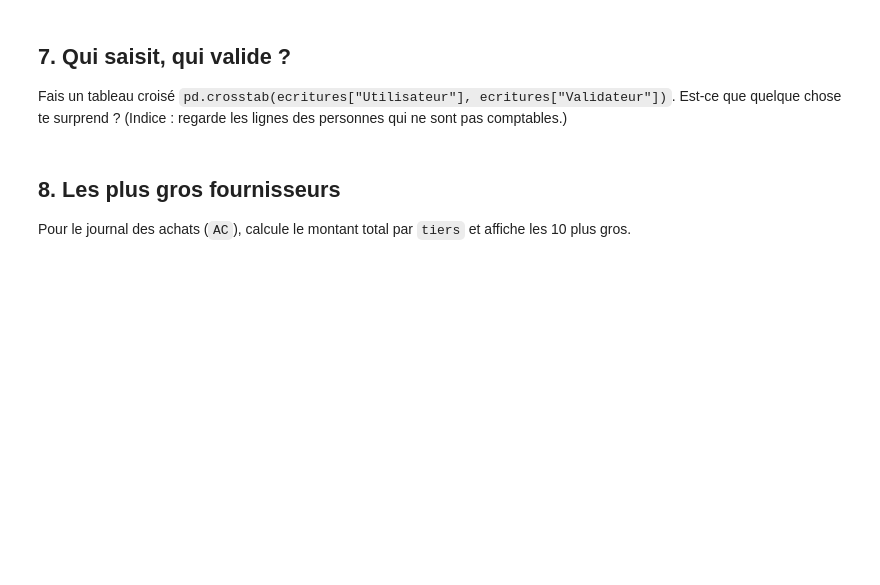
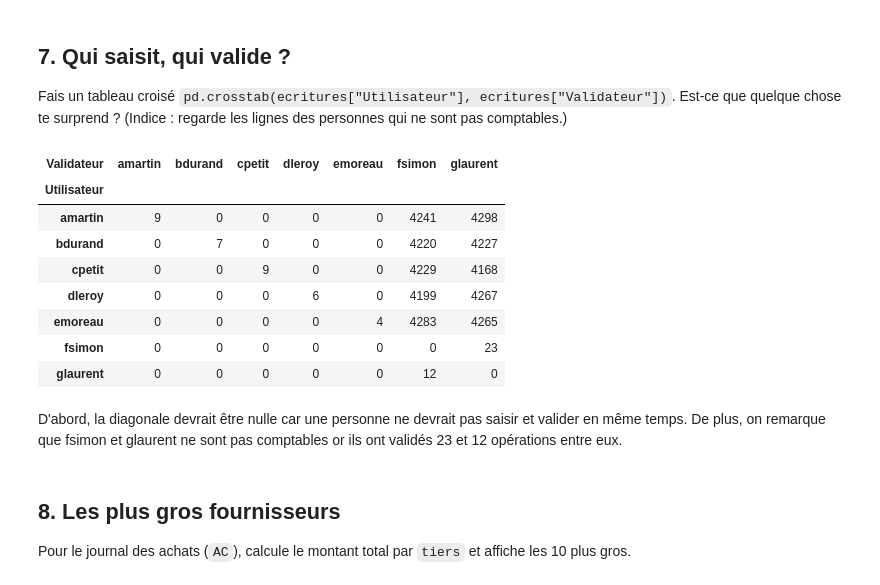
Before and after one commit to leolebon/detection-anomalies-comptable, a Jupyter notebook: notebooks/01_exploration.ipynb, the cells around one changed output. Cells and saved outputs as stored; diff of their text form; code cells hidden in the pictures; blank space fills up the shorter version.

```diff
--- a/notebooks/01_exploration.ipynb
+++ b/notebooks/01_exploration.ipynb
@@ -49,6 +140,20 @@ Quel mois est le plus calme ? Le plus chargé ?
 ## 7. Qui saisit, qui valide ?
 Fais un tableau croisé `pd.crosstab(ecritures["Utilisateur"], ecritures["Validateur"])`.
 Est-ce que quelque chose te surprend ? (Indice : regarde les lignes des personnes qui ne sont pas comptables.)
+# %%
+pd.crosstab(ecritures["Utilisateur"], ecritures["Validateur"])
+# %% [output]
+| Validateur | amartin | bdurand | cpetit | dleroy | emoreau | fsimon | glaurent |
+| Utilisateur |  |  |  |  |  |  |  |
+| amartin | 9 | 0 | 0 | 0 | 0 | 4241 | 4298 |
+| bdurand | 0 | 7 | 0 | 0 | 0 | 4220 | 4227 |
+| cpetit | 0 | 0 | 9 | 0 | 0 | 4229 | 4168 |
+| dleroy | 0 | 0 | 0 | 6 | 0 | 4199 | 4267 |
+| emoreau | 0 | 0 | 0 | 0 | 4 | 4283 | 4265 |
+| fsimon | 0 | 0 | 0 | 0 | 0 | 0 | 23 |
+| glaurent | 0 | 0 | 0 | 0 | 0 | 12 | 0 |
+# %% [markdown]
+D'abord, la diagonale devrait être nulle car une personne ne devrait pas saisir et valider en même temps. De plus, on remarque que fsimon et glaurent ne sont pas comptables or ils ont validés 23 et 12 opérations entre eux.
 # %% [markdown]
 ## 8. Les plus gros fournisseurs
 Pour le journal des achats (`AC`), calcule le montant total par `tiers` et affiche les 10 plus gros.
```
Also changed, not shown: parts of 15 cells of this notebook.
